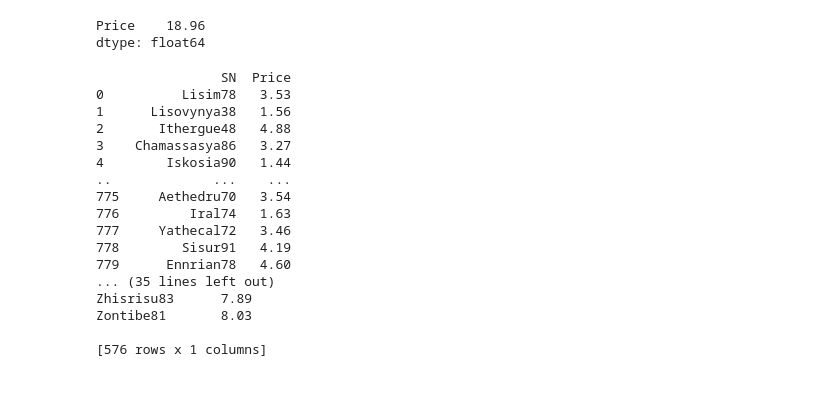
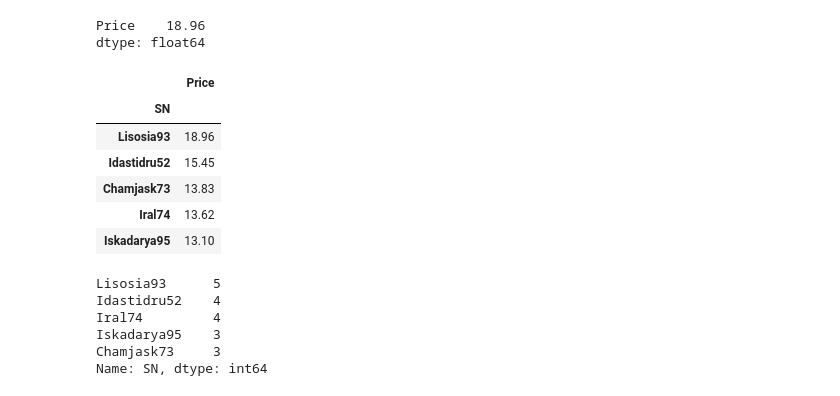
Before and after one commit to efennie/pandas-challenge, a Jupyter notebook: HeroesOfPymoli/main.ipynb, the cells around one changed output. Cells and saved outputs as stored; diff of their text form; code cells hidden in the pictures.

Commit message:
getting the big spenders data frames to merge

```diff
--- a/HeroesOfPymoli/main.ipynb
+++ b/HeroesOfPymoli/main.ipynb
@@ -452,36 +414,34 @@ total_purchased_condensed
 # %% [output]
 Price    18.96
 dtype: float64
-# %%
-#create a purchase analysis by top spenders
-top_spender_purchases = purchase_data_df.loc[:, ["SN", "Price"]]
-print(top_spender_purchases)
-#purchase count
-purchases_by_SN = pd.DataFrame(top_spender_purchases.groupby(["SN"]).count())
-print(purchases_by_SN.tail(5))
-
-#average purchase price
-average_purchases_by_SN = pd.DataFrame(top_spender_purchases.groupby(["SN"]).mean().round(2))
-print(average_purchases_by_SN)
-
-#total purchase value
-total_value_by_SN = pd.DataFrame(top_spender_purchases.groupby(["SN"]).sum())
-print(total_value_by_SN)
-# %% [output]
-                SN  Price
-0          Lisim78   3.53
-1      Lisovynya38   1.56
-2       Ithergue48   4.88
-3    Chamassasya86   3.27
-4        Iskosia90   1.44
-..             ...    ...
-775     Aethedru70   3.54
-776         Iral74   1.63
-777     Yathecal72   3.46
-778        Sisur91   4.19
-779      Ennrian78   4.60
-... (35 lines left out)
-Zhisrisu83      7.89
-Zontibe81       8.03
-
-[576 rows x 1 columns]
+# %%
+#calculate total purchase value + SN
+find_the_max_spenders = total_purchased_by_SN.sort_values('Price')
+find_the_max_spenders = find_the_max_spenders.tail(5)
+find_the_max_spenders = find_the_max_spenders.sort_values('Price', ascending=False)
+find_the_max_spenders = pd.DataFrame(find_the_max_spenders.round(2))
+find_the_max_spenders
+# %% [output]
+|  | Price |
+| SN |  |
+| Lisosia93 | 18.96 |
+| Idastidru52 | 15.45 |
+| Chamjask73 | 13.83 |
+| Iral74 | 13.62 |
+| Iskadarya95 | 13.10 |
+# %%
+#get number of purchases easier
+big_spender_purchases = purchase_data_df.loc[:, ["SN", "Price"]]
+numbers_unique_user_purchase = big_spender_purchases.loc[(big_spender_purchases["SN"]=="Lisosia93") | (big_spender_purchases["SN"]=="Idastidru52") | (big_spender_purchases["SN"]=="Chamjask73") | (big_spender_purchases["SN"]=="Iral74") | (big_spender_purchases["SN"]=="Iskadarya95") , :]
+
+
+numbers_unique_user_purchase = numbers_unique_user_purchase.sort_values('SN', ascending=False)
+numbers_unique_user_purchase = numbers_unique_user_purchase["SN"].value_counts()
+numbers_unique_user_purchase
+# %% [output]
+Lisosia93      5
+Idastidru52    4
+Iral74         4
+Iskadarya95    3
+Chamjask73     3
+Name: SN, dtype: int64
```
Also changed, not shown: parts of 8 cells of this notebook.
